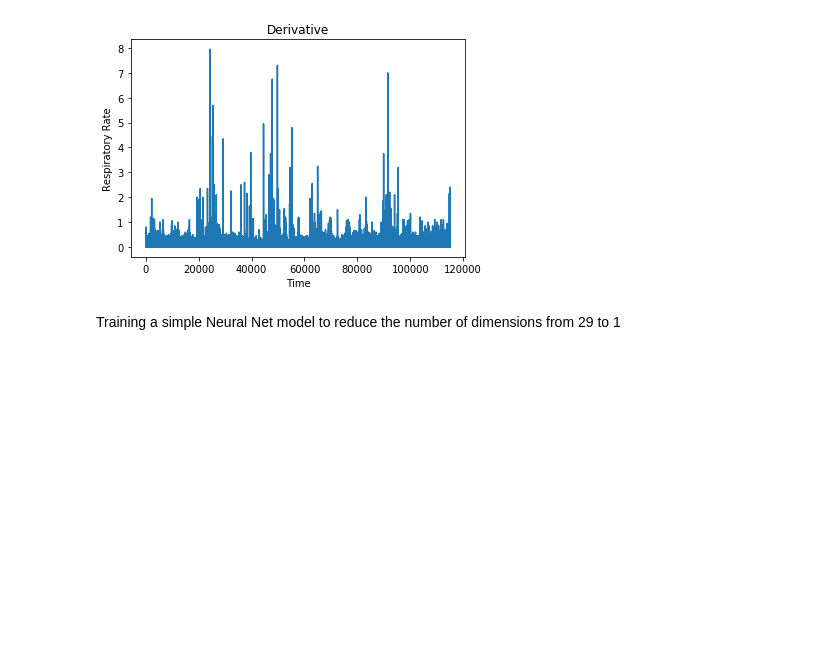
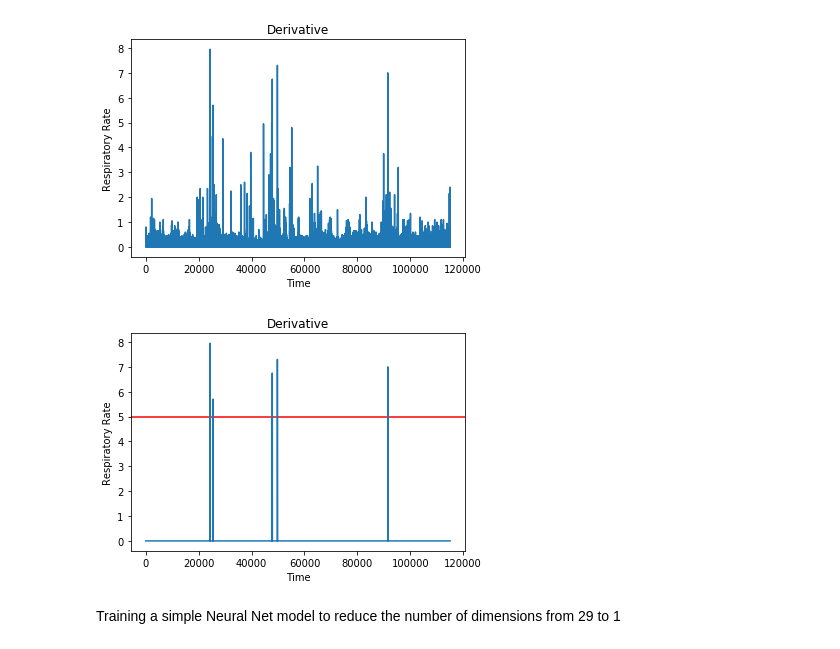
Before and after one commit to suraj-maniyar/Time-Series-Prediction, a Jupyter notebook: src/LSTM.ipynb, the cells around one changed output. Saved outputs shown, nothing was run; the diff lists cells and outputs as text; code cells hidden in the pictures; blank space fills up the shorter version.

```diff
--- a/src/LSTM.ipynb
+++ b/src/LSTM.ipynb
@@ -105,5 +100,19 @@ plt.savefig('assets/grad.png')
 # %% [output]
 [figure]
+# %%
+thresh = 5
+for i in range(abs_grad.shape[0]):
+    if(abs_grad[i] < thresh):
+        abs_grad[i] = 0
+
+plt.axhline(y=thresh, color='r', linestyle='-')
+plt.plot(abs_grad)
+plt.title('Derivative')
+plt.xlabel('Time')
+plt.ylabel('Respiratory Rate')
+plt.savefig('assets/grad_thresh.png')
+# %% [output]
+[figure, added]
 # %%
 pca = PCA()
 pca.fit(x)
```
Also changed, not shown: parts of 2 cells of this notebook, 2 other files.
